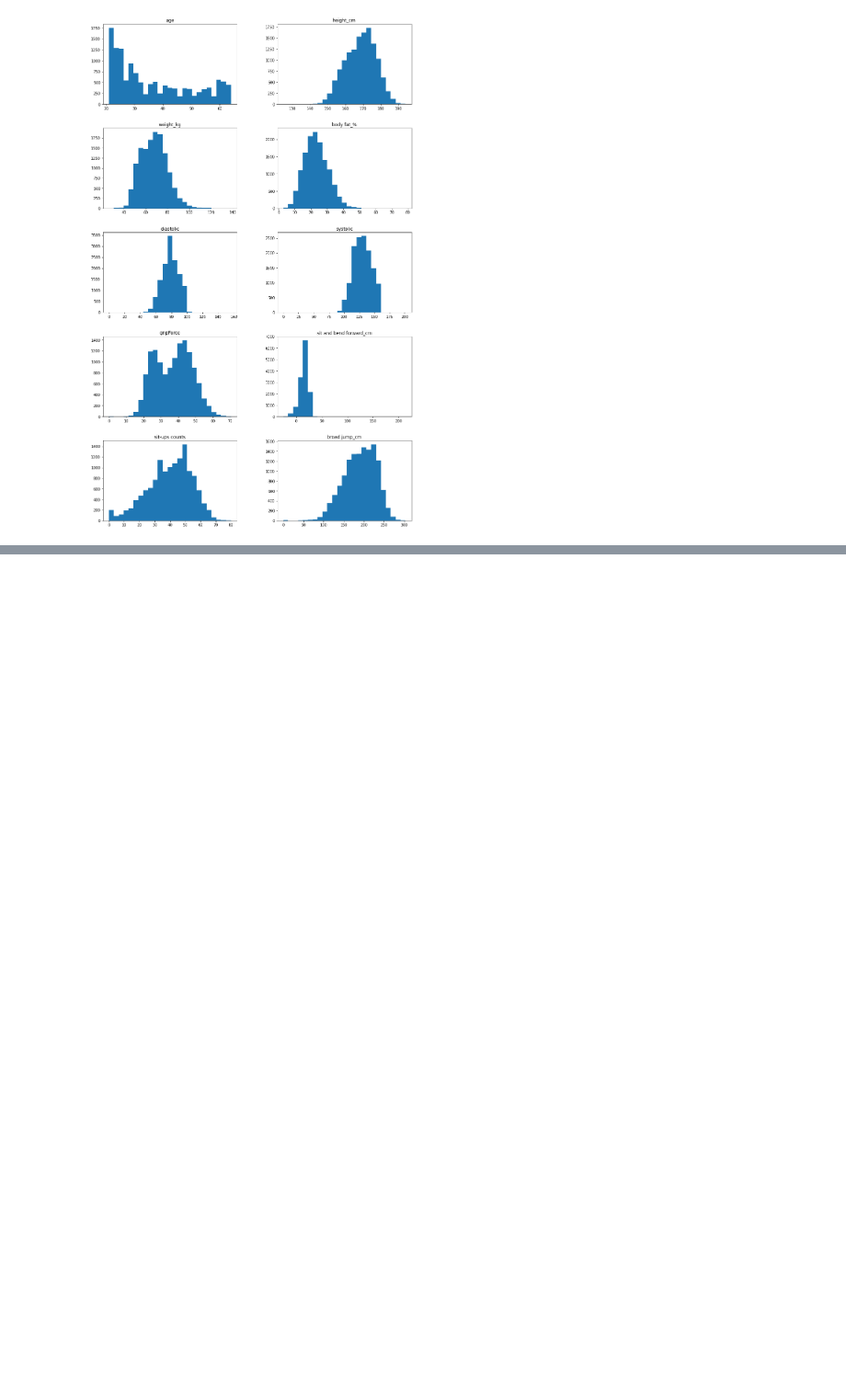
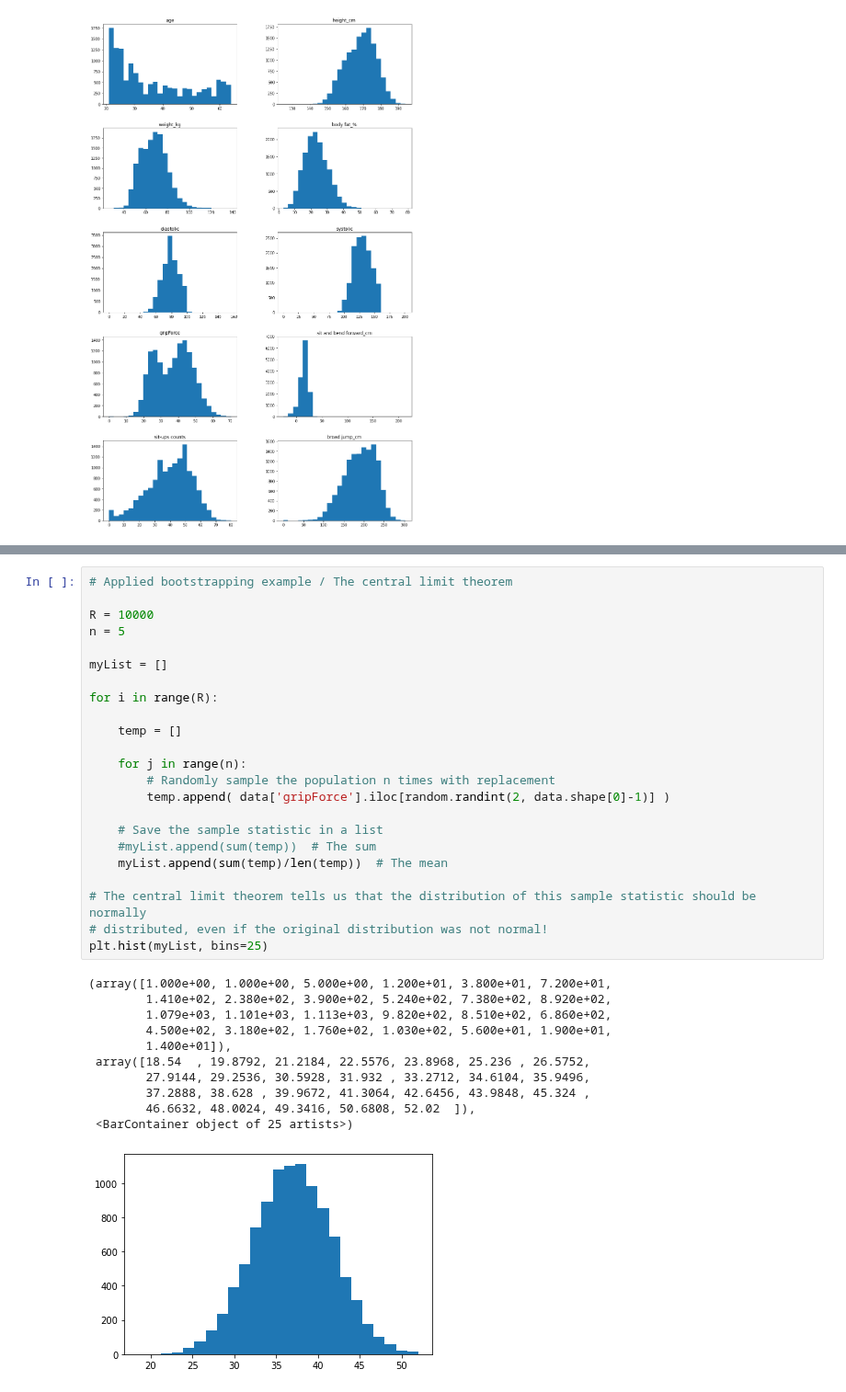
Before and after one commit to msdec321/DataAnalysisWorkbooks, a Jupyter notebook: BodyPerformance/bodyPerformanceWorkbook.ipynb, the cells around one changed output, grey strips where cells are left out. Shown at 92% size. Saved outputs shown, nothing was run; the diff lists cells and outputs as text; blank space fills up the shorter version.

Commit message:
Added bootstrapping/central limit theorem example

```diff
--- a/BodyPerformance/bodyPerformanceWorkbook.ipynb
+++ b/BodyPerformance/bodyPerformanceWorkbook.ipynb
@@ -56,3 +59,38 @@ data.corr()
 | sit and bend forward_cm | -0.070033 | -0.221970 | -0.296249 | -0.071225 | -0.072098 | -0.082434 | -0.112577 | 1.000000 | ... |
 | sit-ups counts | -0.544581 | 0.500424 | 0.294899 | -0.608912 | 0.016547 | 0.056276 | 0.576669 | 0.177153 | ... |
 | broad jump_cm | -0.435172 | 0.674589 | 0.479564 | -0.673273 | 0.097243 | 0.152894 | 0.746853 | 0.026487 | ... |
+# %%
+# Applied bootstrapping example / The central limit theorem
+
+R = 10000
+n = 5
+
+myList = []
+
+for i in range(R):
+
+    temp = []
+
+    for j in range(n):
+        # Randomly sample the population n times with replacement
+        temp.append( data['gripForce'].iloc[random.randint(2, data.shape[0]-1)] )
+
+    # Save the sample statistic in a list
+    #myList.append(sum(temp))  # The sum
+    myList.append(sum(temp)/len(temp))  # The mean
+
+# The central limit theorem tells us that the distribution of this sample statistic should be normally
+# distributed, even if the original distribution was not normal!
+plt.hist(myList, bins=25)
+# %% [output]
+(array([1.000e+00, 1.000e+00, 5.000e+00, 1.200e+01, 3.800e+01, 7.200e+01,
+        1.410e+02, 2.380e+02, 3.900e+02, 5.240e+02, 7.380e+02, 8.920e+02,
+        1.079e+03, 1.101e+03, 1.113e+03, 9.820e+02, 8.510e+02, 6.860e+02,
+        4.500e+02, 3.180e+02, 1.760e+02, 1.030e+02, 5.600e+01, 1.900e+01,
+        1.400e+01]),
+ array([18.54  , 19.8792, 21.2184, 22.5576, 23.8968, 25.236 , 26.5752,
+        27.9144, 29.2536, 30.5928, 31.932 , 33.2712, 34.6104, 35.9496,
+        37.2888, 38.628 , 39.9672, 41.3064, 42.6456, 43.9848, 45.324 ,
+        46.6632, 48.0024, 49.3416, 50.6808, 52.02  ]),
+ <BarContainer object of 25 artists>)
+[figure, added]
```
Also changed, not shown: parts of 4 cells of this notebook.
